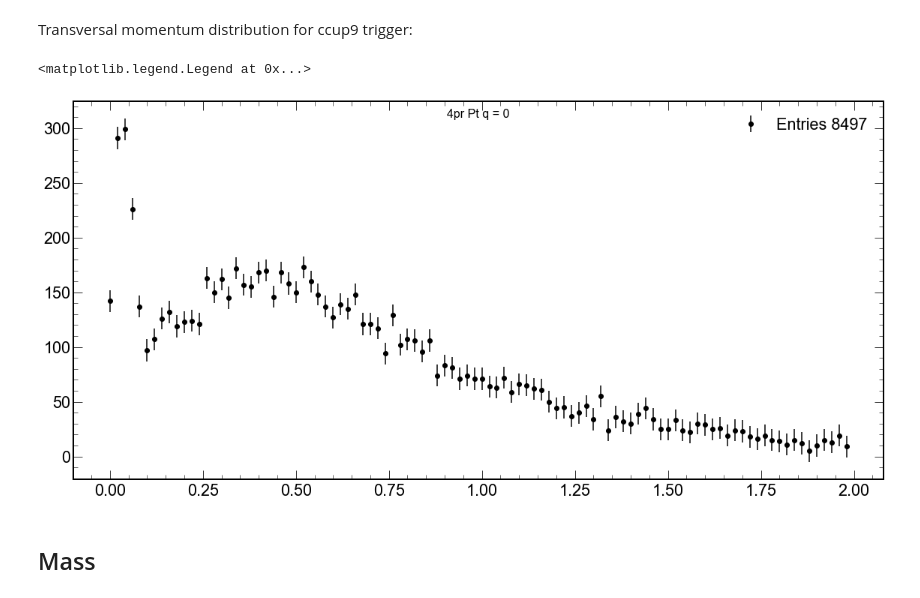
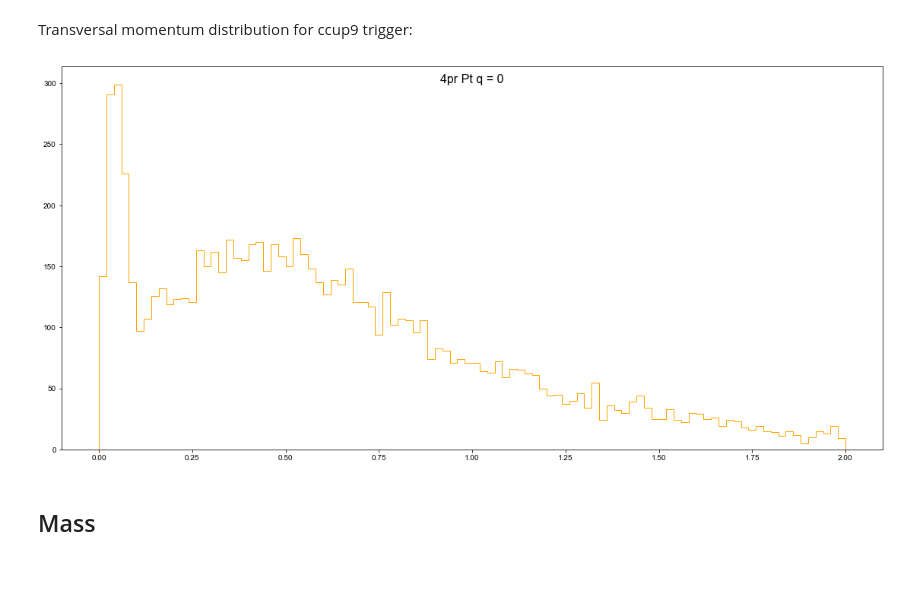
Before and after one commit to bdrum/cern-physics, a Jupyter notebook: notebooks/RhoPrimePVN.ipynb, the cells around one changed output. Cells and saved outputs as stored; diff of their text form; code cells hidden in the pictures; blank space fills up the shorter version.

```diff
--- a/notebooks/RhoPrimePVN.ipynb
+++ b/notebooks/RhoPrimePVN.ipynb
@@ -91,22 +91,21 @@ Transversal momentum distribution for ccup9 trigger:
 # %%
 pxg = px[GoodEventsNumber][select[np.sum(select,axis=1)==4,:]].reshape(len(GoodEventsNumber),4)
 pyg = py[GoodEventsNumber][select[np.sum(select,axis=1)==4,:]].reshape(len(GoodEventsNumber),4)
 pzg = pz[GoodEventsNumber][select[np.sum(select,axis=1)==4,:]].reshape(len(GoodEventsNumber),4)
 
 goodCharges = q[GoodEventsNumber][select[np.sum(select,axis=1)==4,:]].reshape(len(GoodEventsNumber),4)
 goodChargesEventNumbers = np.argwhere(np.sum(goodCharges,axis=1)==0)
 pvnPt = np.sqrt(np.sum(np.add(np.sum(pxg[goodChargesEventNumbers], axis=2)**2, np.sum(pyg[goodChargesEventNumbers], axis=2)**2),axis=1))
 counts, bins = np.histogram(pvnPt,bins=100, range=(0,2))
 fig = plt.figure(figsize=(15, 7))
 ax = fig.add_axes([0,0,1,1])
 fig.suptitle('4pr Pt q = 0', fontsize=16)
 plt.style.use(hep.style.ROOT)
-ax.errorbar(bins[:-1],counts, 10 * counts // counts,fmt='o', color='black',label=f'Entries {np.sum(counts)}')
 
-ax.legend()
+counts, bins = np.histogram(pvnPt, bins=100, range=(0,2))
+_ = ax.hist(pvnPt, bins=bins, color='orange', histtype='step', label=f'4 TPC tracks;Entries {np.sum(counts)}')
 # %% [output]
-<matplotlib.legend.Legend at 0x...>
-[figure, old version]
+[figure, new version]
 # %% [markdown]
 ## Mass
 # %%
```
Also changed, not shown: 1 other file.
